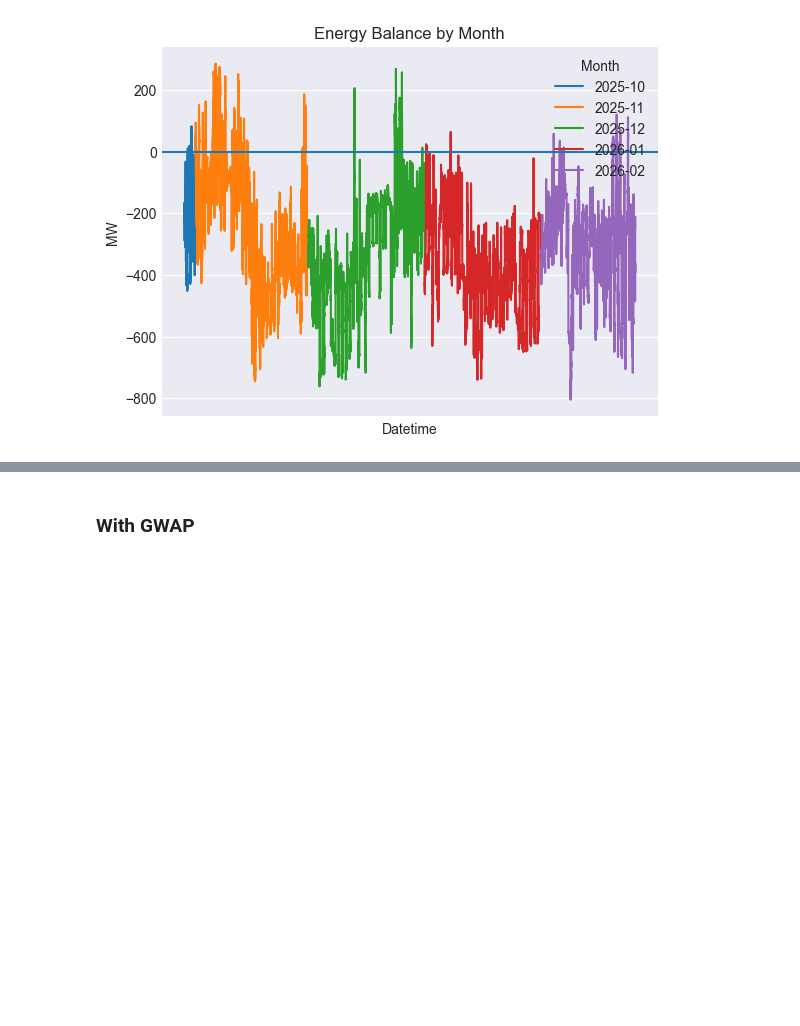
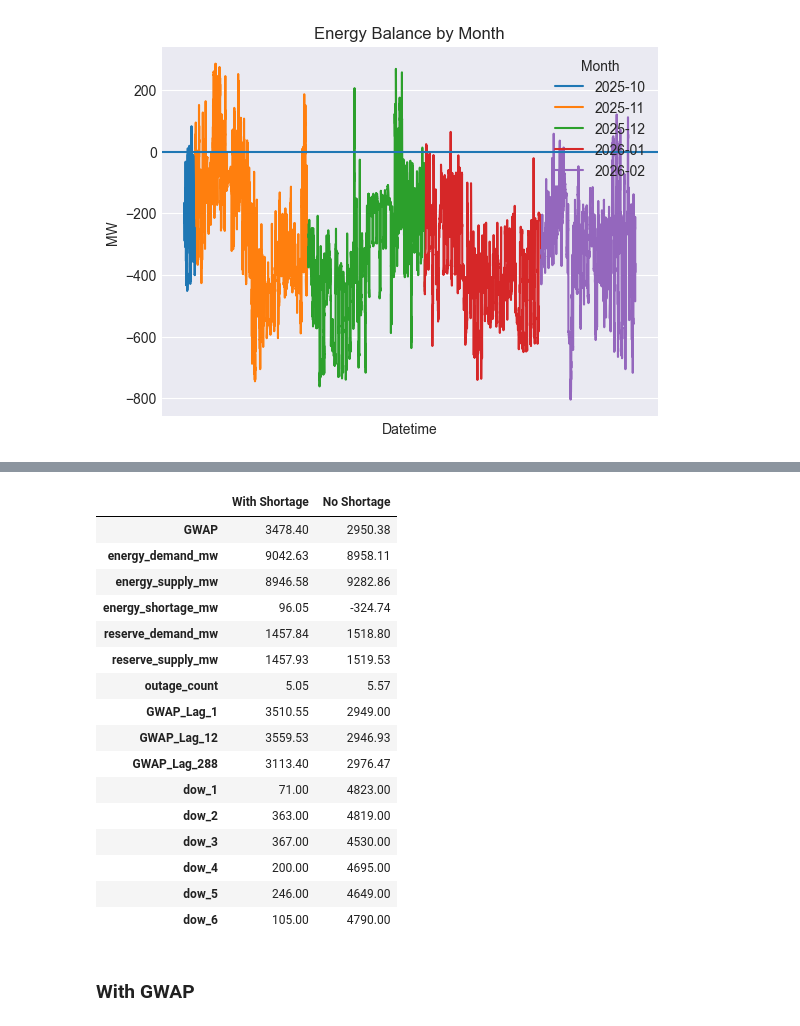
Before and after one commit to haniellejermayn/wesm-price-prediction, a Jupyter notebook: 02_EDA.ipynb, the cells around one changed output, grey strips where cells are left out. Saved outputs shown, nothing was run; the diff lists cells and outputs as text; code cells hidden in the pictures; blank space fills up the shorter version.

```diff
--- a/02_EDA.ipynb
+++ b/02_EDA.ipynb
@@ -594,3 +548,54 @@ dtype: float64
+# %%
+w_shortage = df[df["energy_shortage_mw"] > 0].copy()
+no_shortage = df[df["energy_shortage_mw"] <= 0].copy()
+
+cols_main = [
+    "GWAP",
+    "energy_demand_mw",
+    "energy_supply_mw",
+    "energy_shortage_mw",
+    "reserve_demand_mw",
+    "reserve_supply_mw",
+    "outage_count",
+    "GWAP_Lag_1",
+    "GWAP_Lag_12",
+    "GWAP_Lag_288"
+]
+
+mean_comparison = pd.DataFrame({
+    "With Shortage": w_shortage[cols_main].mean(),
+    "No Shortage": no_shortage[cols_main].mean()
+})
+
+dow_cols = ["dow_1", "dow_2", "dow_3", "dow_4", "dow_5", "dow_6"]
+
+dow_counts = pd.DataFrame({
+    "With Shortage": w_shortage[dow_cols].sum(),
+    "No Shortage": no_shortage[dow_cols].sum()
+})
+
+final_table = pd.concat([mean_comparison, dow_counts])
+final_table.loc[cols_main] = final_table.loc[cols_main].round(2)
+
+final_table
+# %% [output]
+|  | With Shortage | No Shortage |
+| GWAP | 3478.40 | 2950.38 |
+| energy_demand_mw | 9042.63 | 8958.11 |
+| energy_supply_mw | 8946.58 | 9282.86 |
+| energy_shortage_mw | 96.05 | -324.74 |
+| reserve_demand_mw | 1457.84 | 1518.80 |
+| reserve_supply_mw | 1457.93 | 1519.53 |
+| outage_count | 5.05 | 5.57 |
+| GWAP_Lag_1 | 3510.55 | 2949.00 |
+| GWAP_Lag_12 | 3559.53 | 2946.93 |
+| GWAP_Lag_288 | 3113.40 | 2976.47 |
+| dow_1 | 71.00 | 4823.00 |
+| dow_2 | 363.00 | 4819.00 |
+| dow_3 | 367.00 | 4530.00 |
+| dow_4 | 200.00 | 4695.00 |
+| dow_5 | 246.00 | 4649.00 |
+| dow_6 | 105.00 | 4790.00 |
 # %% [markdown]
 ### With GWAP
 # %% [markdown]
```
Also changed, not shown: parts of 3 cells of this notebook, 1 other file.
